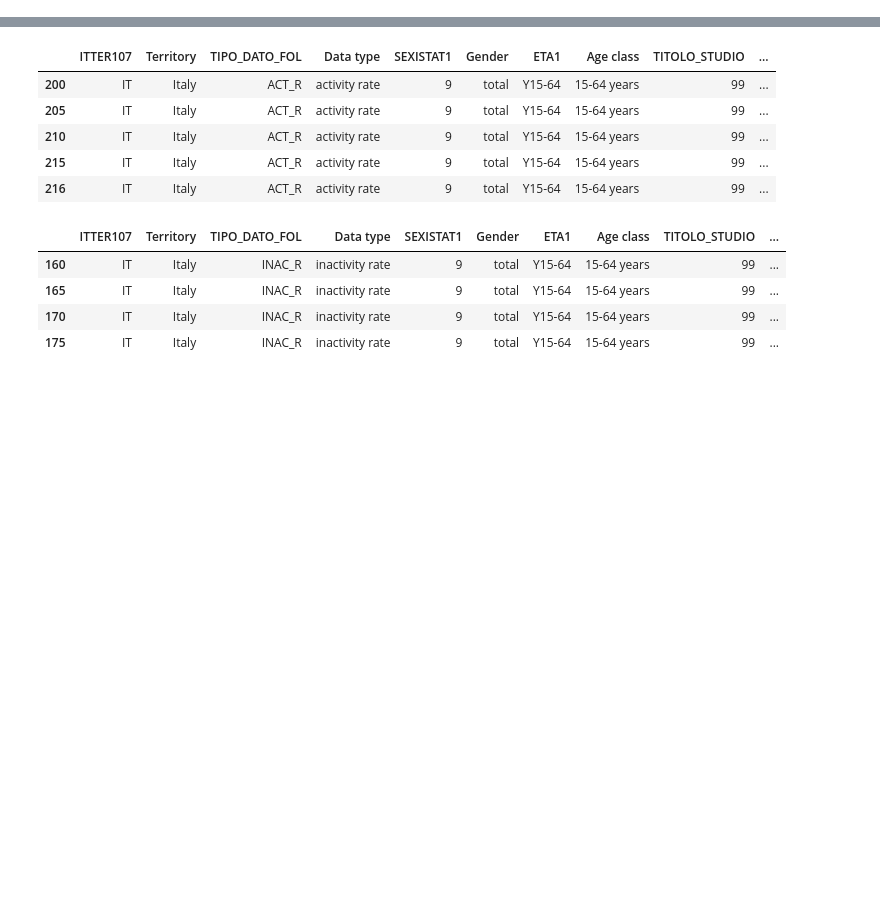
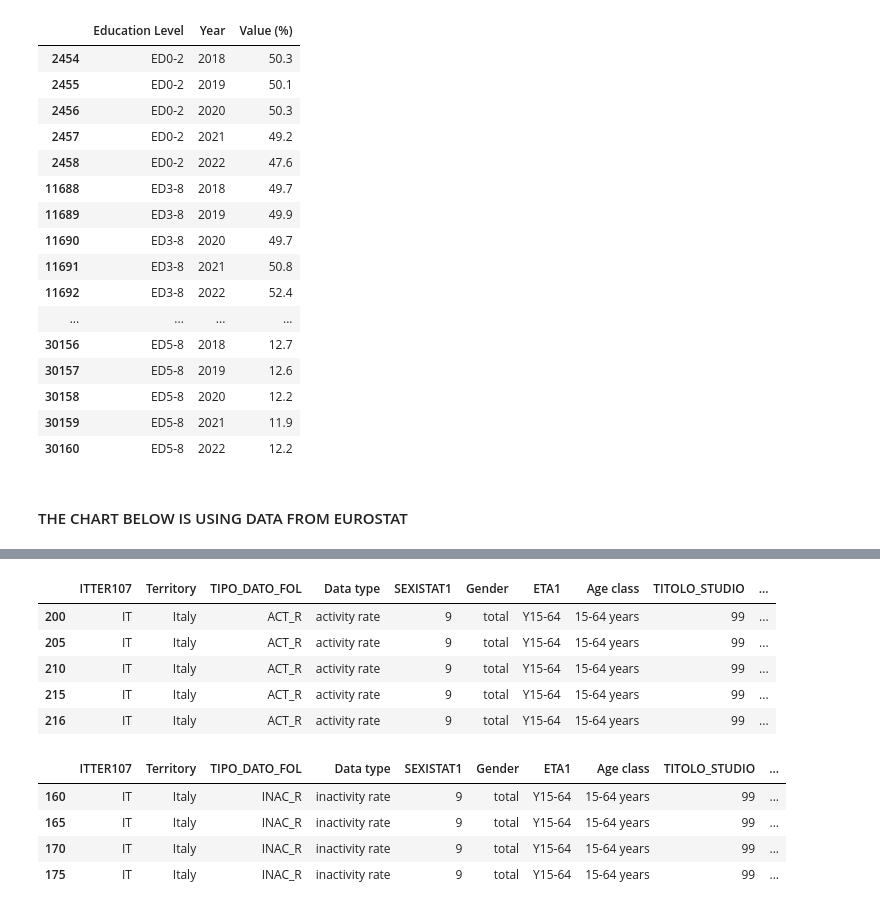
Before and after one commit to openaccesstoimmigrants/EmpowerItaly, a Jupyter notebook: scripts/other visualizations.ipynb, the cells around one changed output, grey strips where cells are left out. Saved outputs shown, nothing was run; the diff lists cells and outputs as text; code cells hidden in the pictures; blank space fills up the shorter version.

Commit message:
cleaning data and better plotting of charts

```diff
--- a/scripts/other visualizations.ipynb
+++ b/scripts/other visualizations.ipynb
@@ -73,7 +87,31 @@ ed1_foreigners = ed1.loc[mask]
 # %%
-ed1_foreigners = ed1_foreigners[ed1_foreigners["sex"] == 'T']
-ed1_foreigners = ed1_foreigners[ed1_foreigners["age"] == 'Y15-64']
-ed1_foreigners = ed1_foreigners[ed1_foreigners["geo"] == "IT"]
-ed1_foreigners = ed1_foreigners[ed1_foreigners["c_birth"] == "FOR"]
+ed_foreigners = ed_foreigners[ed_foreigners["age"] == 'Y15-64']
+ed_foreigners = ed_foreigners[ed_foreigners["geo"] == "IT"]
+
+ed1_foreigners = ed_foreigners[['isced11','TIME_PERIOD','OBS_VALUE']].copy()
+
+ed1_foreigners = ed1_foreigners.rename(columns={'isced11':'Education Level','TIME_PERIOD':'Year','OBS_VALUE':'Value (%)'})
+
+ed1_foreigners
+# %% [output]
+|  | Education Level | Year | Value (%) |
+| 2454 | ED0-2 | 2018 | 50.3 |
+| 2455 | ED0-2 | 2019 | 50.1 |
+| 2456 | ED0-2 | 2020 | 50.3 |
+| 2457 | ED0-2 | 2021 | 49.2 |
+| 2458 | ED0-2 | 2022 | 47.6 |
+| 11688 | ED3-8 | 2018 | 49.7 |
+| 11689 | ED3-8 | 2019 | 49.9 |
+| 11690 | ED3-8 | 2020 | 49.7 |
+| 11691 | ED3-8 | 2021 | 50.8 |
+| 11692 | ED3-8 | 2022 | 52.4 |
+| ... | ... | ... | ... |
+| 30156 | ED5-8 | 2018 | 12.7 |
+| 30157 | ED5-8 | 2019 | 12.6 |
+| 30158 | ED5-8 | 2020 | 12.2 |
+| 30159 | ED5-8 | 2021 | 11.9 |
+| 30160 | ED5-8 | 2022 | 12.2 |
+# %% [markdown]
+#### THE CHART BELOW IS USING DATA FROM EUROSTAT
 # %%
 import plotly.express as px
```
Also changed, not shown: parts of 12 cells of this notebook, 4 other files.
